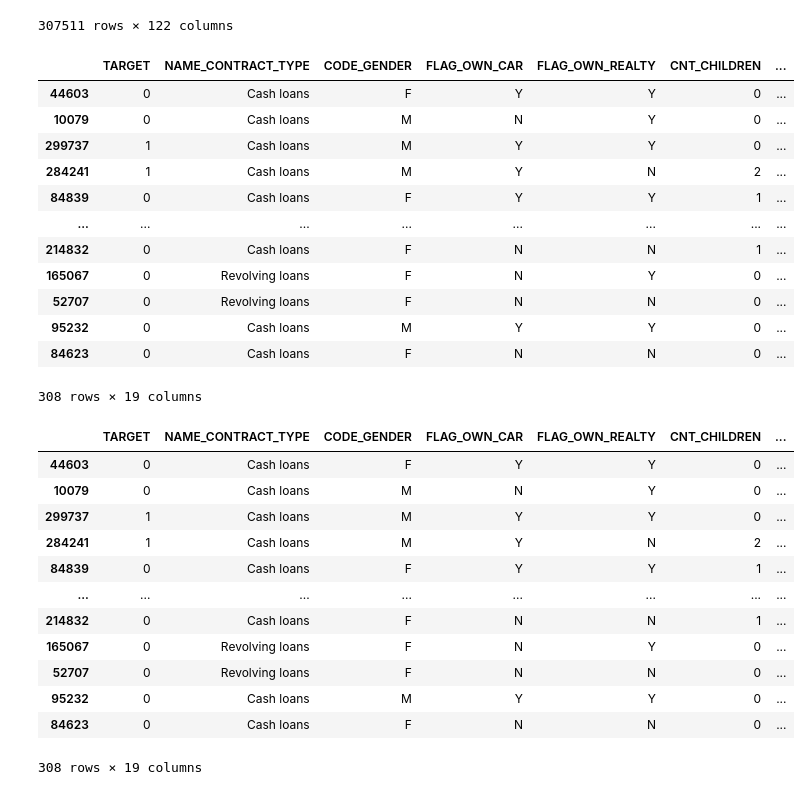
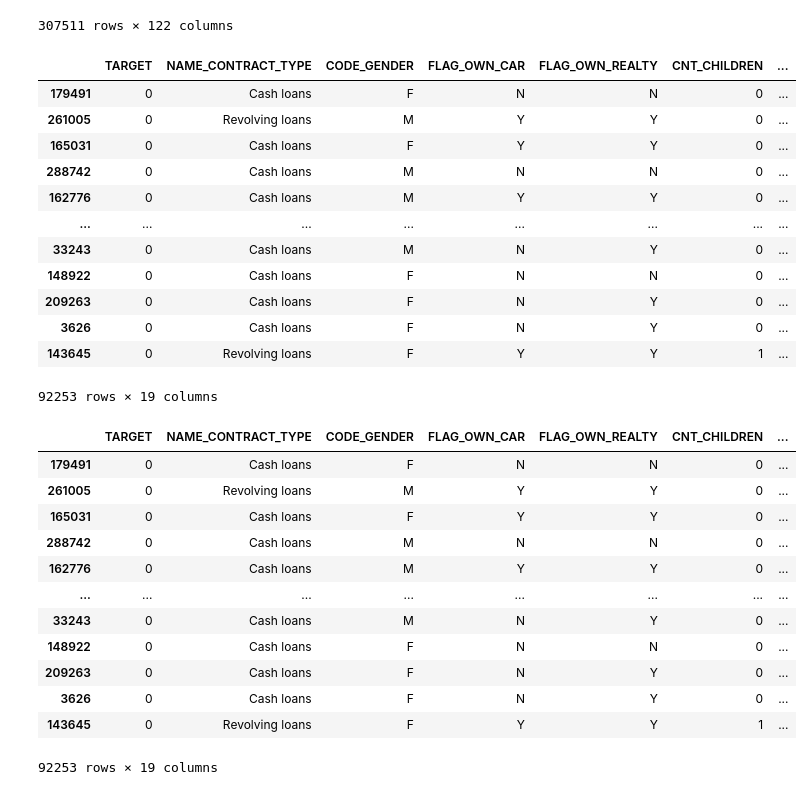
Before and after one commit to AlexandreGazagnes/ml-cost-function, a Jupyter notebook: notebooks/00-data.ipynb, the cells around one changed output. Saved outputs shown, nothing was run; the diff lists cells and outputs as text; code cells hidden in the pictures.

```diff
--- a/notebooks/00-data.ipynb
+++ b/notebooks/00-data.ipynb
@@ -22,37 +22,37 @@ df
 | 307510 | 456255 | 0 | Cash loans | F | N | N | 0 | ... |
 307511 rows × 122 columns
 # %%
-df = df.sample(frac=0.1, random_state=10)
+df = df.sample(frac=0.3, random_state=10)
 df = df.iloc[:, 1:20]
 df
 # %% [output]
 |  | TARGET | NAME_CONTRACT_TYPE | CODE_GENDER | FLAG_OWN_CAR | FLAG_OWN_REALTY | CNT_CHILDREN | ... |
-| 44603 | 0 | Cash loans | F | Y | Y | 0 | ... |
-| 10079 | 0 | Cash loans | M | N | Y | 0 | ... |
-| 299737 | 1 | Cash loans | M | Y | Y | 0 | ... |
-| 284241 | 1 | Cash loans | M | Y | N | 2 | ... |
-| 84839 | 0 | Cash loans | F | Y | Y | 1 | ... |
+| 179491 | 0 | Cash loans | F | N | N | 0 | ... |
+| 261005 | 0 | Revolving loans | M | Y | Y | 0 | ... |
+| 165031 | 0 | Cash loans | F | Y | Y | 0 | ... |
+| 288742 | 0 | Cash loans | M | N | N | 0 | ... |
+| 162776 | 0 | Cash loans | M | Y | Y | 0 | ... |
 | ... | ... | ... | ... | ... | ... | ... | ... |
-| 214832 | 0 | Cash loans | F | N | N | 1 | ... |
-| 165067 | 0 | Revolving loans | F | N | Y | 0 | ... |
-| 52707 | 0 | Revolving loans | F | N | N | 0 | ... |
-| 95232 | 0 | Cash loans | M | Y | Y | 0 | ... |
-| 84623 | 0 | Cash loans | F | N | N | 0 | ... |
+| 33243 | 0 | Cash loans | M | N | Y | 0 | ... |
+| 148922 | 0 | Cash loans | F | N | N | 0 | ... |
+| 209263 | 0 | Cash loans | F | N | Y | 0 | ... |
+| 3626 | 0 | Cash loans | F | N | Y | 0 | ... |
+| 143645 | 0 | Revolving loans | F | Y | Y | 1 | ... |
-308 rows × 19 columns
+92253 rows × 19 columns
 # %%
-df.to_csv("data.csv", index=False)
+df.to_csv("data/data.csv", index=False)
 df
 # %% [output]
 |  | TARGET | NAME_CONTRACT_TYPE | CODE_GENDER | FLAG_OWN_CAR | FLAG_OWN_REALTY | CNT_CHILDREN | ... |
-| 44603 | 0 | Cash loans | F | Y | Y | 0 | ... |
-| 10079 | 0 | Cash loans | M | N | Y | 0 | ... |
-| 299737 | 1 | Cash loans | M | Y | Y | 0 | ... |
-| 284241 | 1 | Cash loans | M | Y | N | 2 | ... |
-| 84839 | 0 | Cash loans | F | Y | Y | 1 | ... |
+| 179491 | 0 | Cash loans | F | N | N | 0 | ... |
+| 261005 | 0 | Revolving loans | M | Y | Y | 0 | ... |
+| 165031 | 0 | Cash loans | F | Y | Y | 0 | ... |
+| 288742 | 0 | Cash loans | M | N | N | 0 | ... |
+| 162776 | 0 | Cash loans | M | Y | Y | 0 | ... |
 | ... | ... | ... | ... | ... | ... | ... | ... |
-| 214832 | 0 | Cash loans | F | N | N | 1 | ... |
-| 165067 | 0 | Revolving loans | F | N | Y | 0 | ... |
-| 52707 | 0 | Revolving loans | F | N | N | 0 | ... |
-| 95232 | 0 | Cash loans | M | Y | Y | 0 | ... |
-| 84623 | 0 | Cash loans | F | N | N | 0 | ... |
+| 33243 | 0 | Cash loans | M | N | Y | 0 | ... |
+| 148922 | 0 | Cash loans | F | N | N | 0 | ... |
+| 209263 | 0 | Cash loans | F | N | Y | 0 | ... |
+| 3626 | 0 | Cash loans | F | N | Y | 0 | ... |
+| 143645 | 0 | Revolving loans | F | Y | Y | 1 | ... |
-308 rows × 19 columns
+92253 rows × 19 columns
```
Also changed, not shown: 4 other files.
